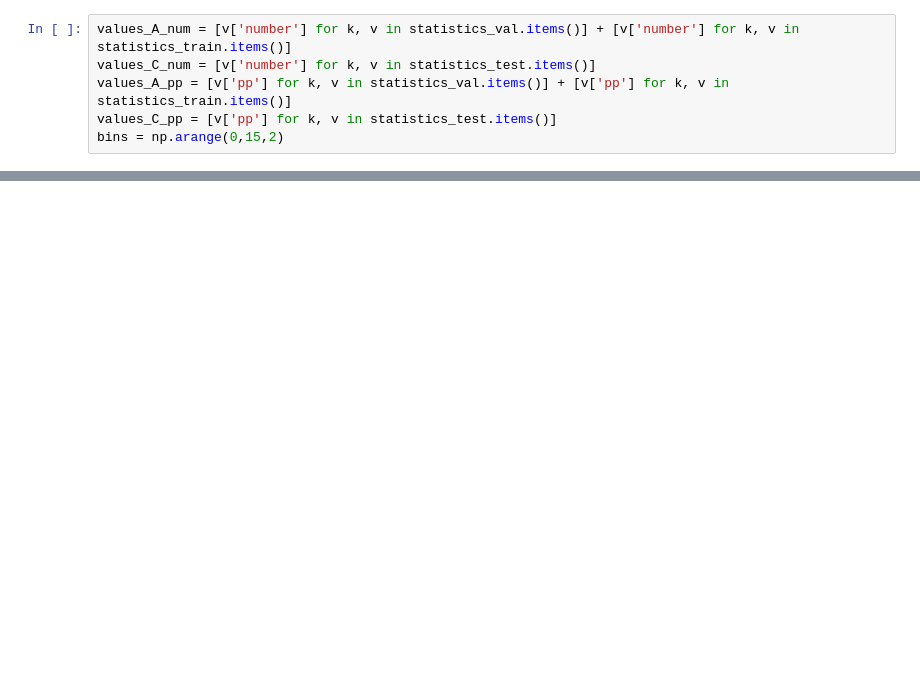
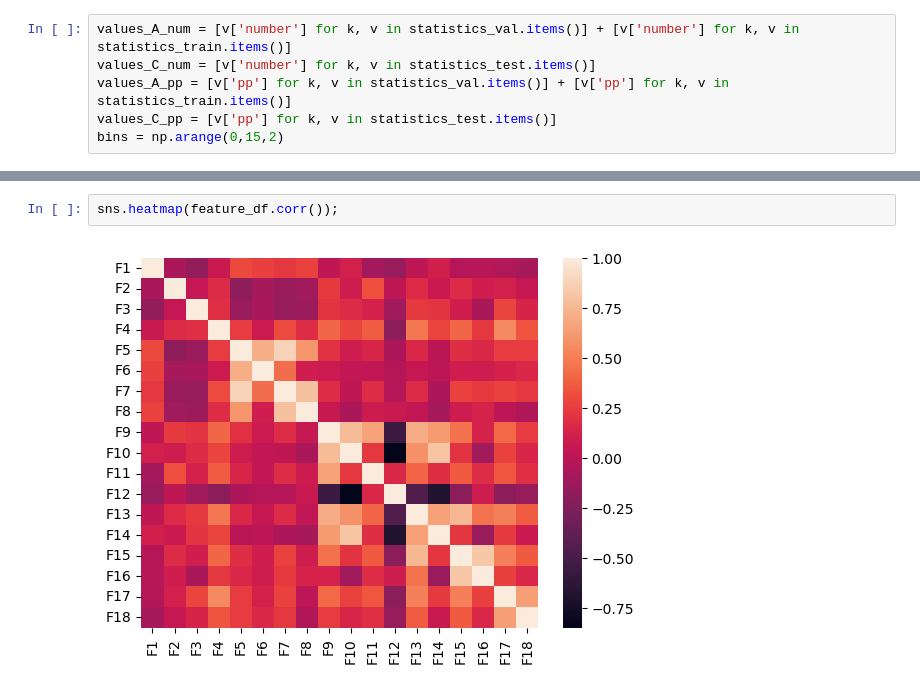
Before and after one commit to llv22/allrank_forward, a Jupyter notebook: mmdataset/Feature_18_label2/data_analysis.ipynb, the cells around one changed output, grey strips where cells are left out. Cells and saved outputs as stored; diff of their text form; blank space fills up the shorter version.

```diff
--- a/mmdataset/Feature_18_label2/data_analysis.ipynb
+++ b/mmdataset/Feature_18_label2/data_analysis.ipynb
@@ -139,0 +235,4 @@ AttributeError: 'AxesSubplot' object has no attribute 'subplots'
+# %%
+sns.heatmap(feature_df.corr());
+# %% [output]
+[figure, added]
```
Also changed, not shown: parts of 17 cells of this notebook, 42 other files.
